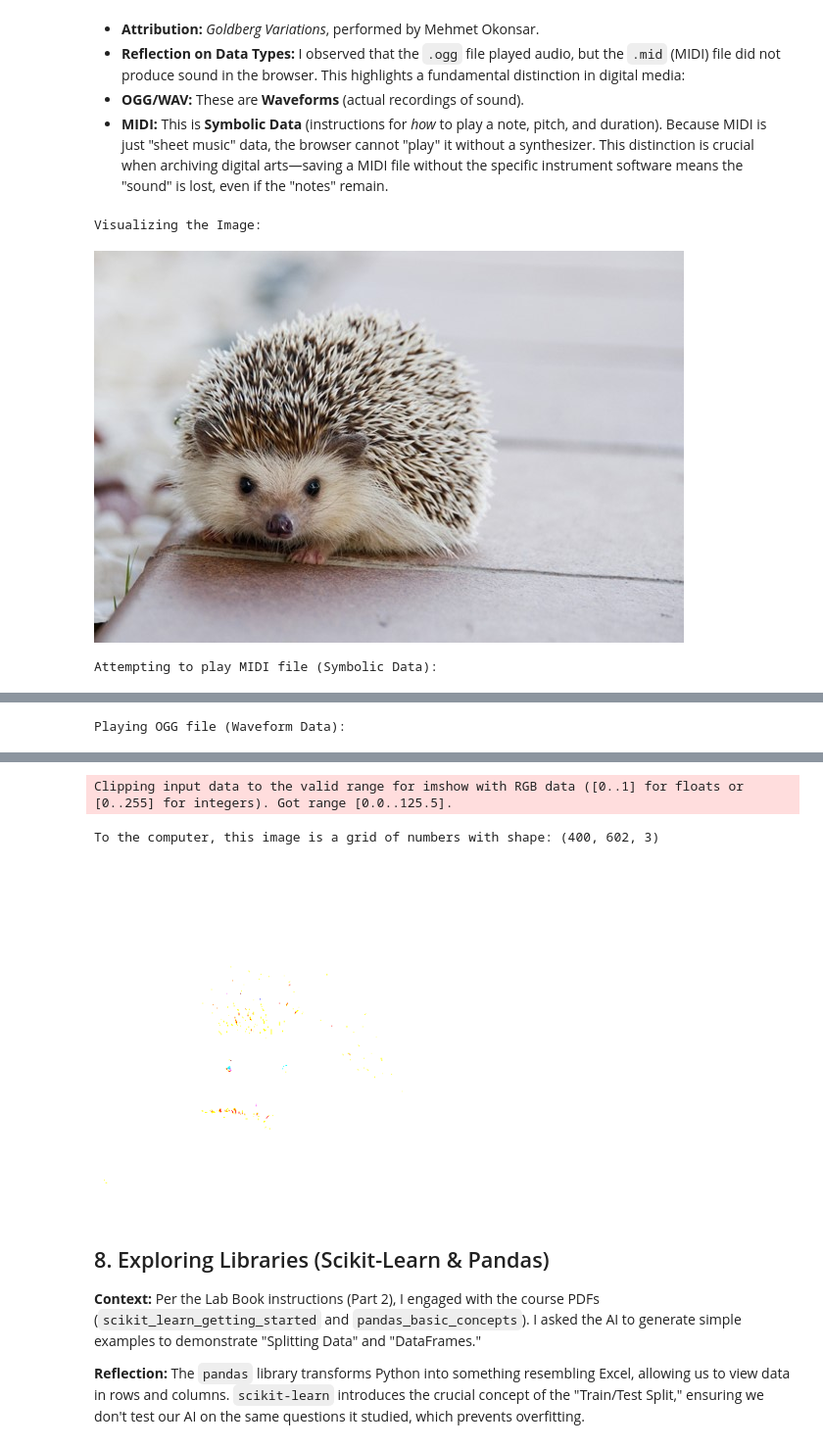
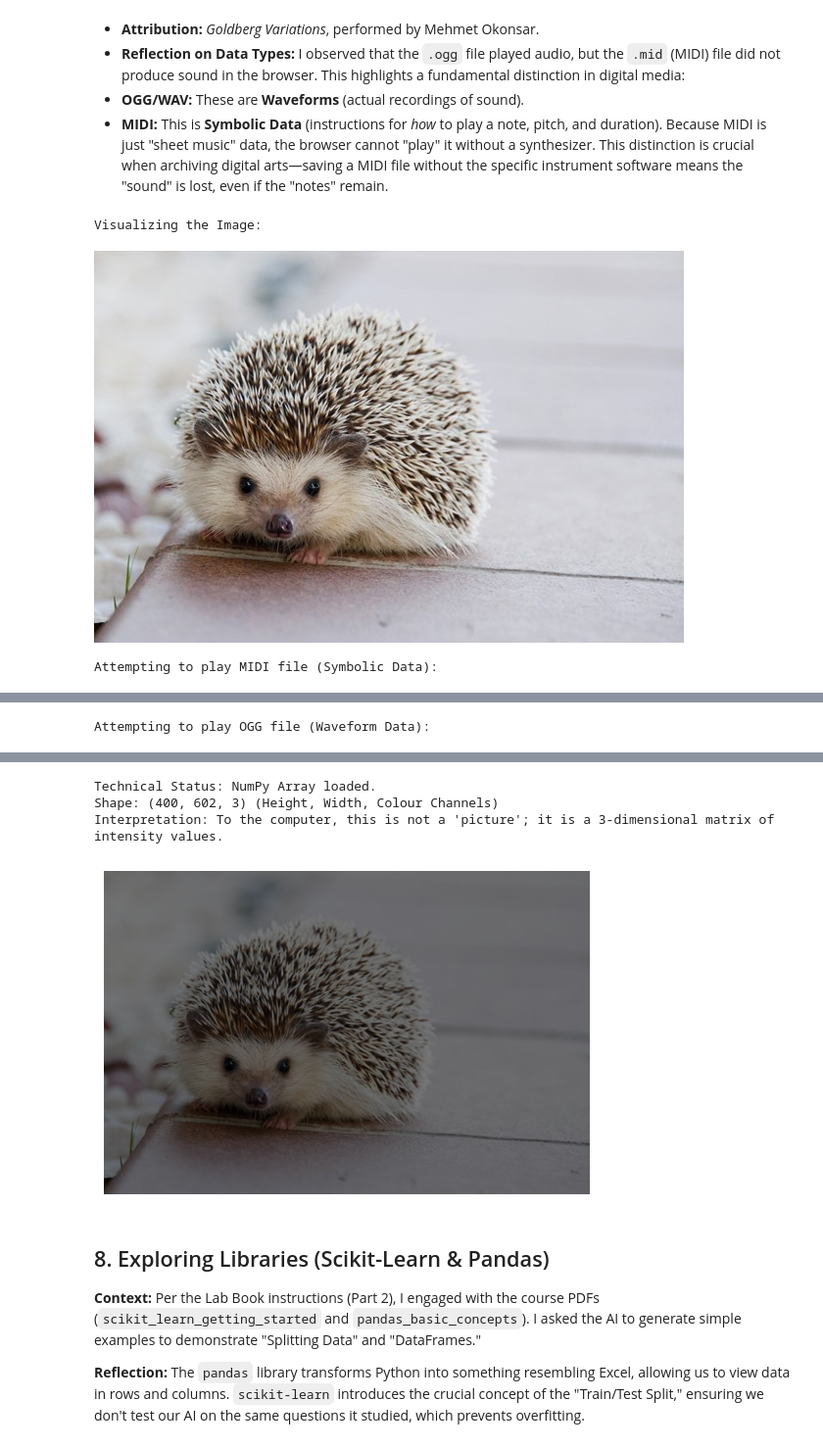
Before and after one commit to evoqiherqc/ai-for-the-arts, a Jupyter notebook: coding_exercises.ipynb, the cells around one changed output, grey strips where cells are left out. Shown at 98% size. Saved outputs shown, nothing was run; the diff lists cells and outputs as text; code cells hidden in the pictures.

```diff
--- a/coding_exercises.ipynb
+++ b/coding_exercises.ipynb
@@ -114,40 +118,50 @@ Because MIDI is just "sheet music" data, the browser cannot "play" it without a
 # %%
 from IPython.display import Image, Audio
 import matplotlib.pyplot as plt
 import matplotlib.image as mpimg
 
 # 1. Displaying the Image
 print("Visualizing the Image:")
 display(Image("picture1.jpg"))
 
 # 2. Playing Audio
-# Note: The MIDI file may not produce sound in a browser environment
-# because it contains symbolic data, not audio waveforms.
+# Attribution: Goldberg Variations by Mehmet Okonsar
+# License: CC BY-SA 3.0 (Creative Commons Attribution-ShareAlike)
+# This license allows sharing and adapting, provided credit is given.
 print("Attempting to play MIDI file (Symbolic Data):")
 display(Audio("audio1.mid"))
 
-print("Playing OGG file (Waveform Data):")
+print("Attempting to play OGG file (Waveform Data):")
 display(Audio("audio1.ogg"))
 
 # 3. Image as Numerical Data
-# Converting the image to a NumPy array to see the underlying numbers
-img_array = mpimg.imread('picture1.jpg')
-print(f"To the computer, this image is a grid of numbers with shape: {img_array.shape}")
+# We convert the visual image into a 'NumPy Array', which is essentially a mathematical 'Matrix'.
+# This transforms the visual artifact into a measurable dataset, allowing us to analyse the image programmatically.
+pixel_grid_data = mpimg.imread('picture1.jpg')
 
-# Simple manipulation: Darkening the image by dividing pixel values
-plt.imshow(img_array / 2)
+print(f"Technical Status: NumPy Array loaded.")
+print(f"Shape: {pixel_grid_data.shape} (Height, Width, Colour Channels)")
+print("Interpretation: To the computer, this is not a 'picture'; it is a 3-dimensional matrix of intensity values.")
+
+# Darkening the image
+# FIX: We use '//' (Integer Division) to keep the numbers as whole numbers (0-255).
+# If we used '/' (Float Division), the computer would misinterpret the scale and show white noise.
+darker_image = pixel_grid_data // 2
+
+plt.imshow(darker_image)
 plt.axis('off')
 plt.show()
 # %% [output]
 Visualizing the Image:
 [figure]
 Attempting to play MIDI file (Symbolic Data):
 [interactive output not drawn]
-Playing OGG file (Waveform Data):
+Attempting to play OGG file (Waveform Data):
 [interactive output not drawn]
-Clipping input data to the valid range for imshow with RGB data ([0..1] for floats or [0..255] for integers). Got range [0.0..125.5].
+Technical Status: NumPy Array loaded.
+Shape: (400, 602, 3) (Height, Width, Colour Channels)
+Interpretation: To the computer, this is not a 'picture'; it is a 3-dimensional matrix of intensity values.
-To the computer, this image is a grid of numbers with shape: (400, 602, 3)
-[figure, old version]
+[figure, new version]
 # %% [markdown]
 ## 8. Exploring Libraries (Scikit-Learn & Pandas)
 **Context:** Per the Lab Book instructions (Part 2), I engaged with the course PDFs (`scikit_learn_getting_started` and `pandas_basic_concepts`). I asked the AI to generate simple examples to demonstrate "Splitting Data" and "DataFrames."
```
Also changed, not shown: parts of 2 cells of this notebook, 3 other files.
